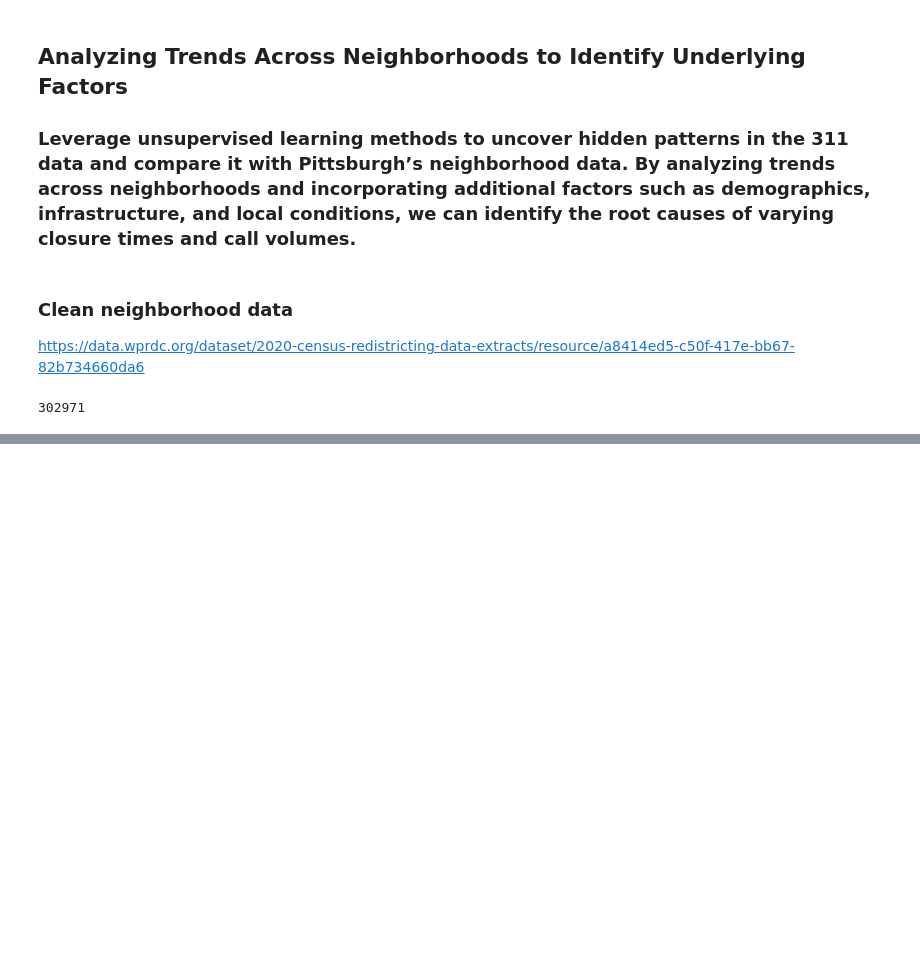
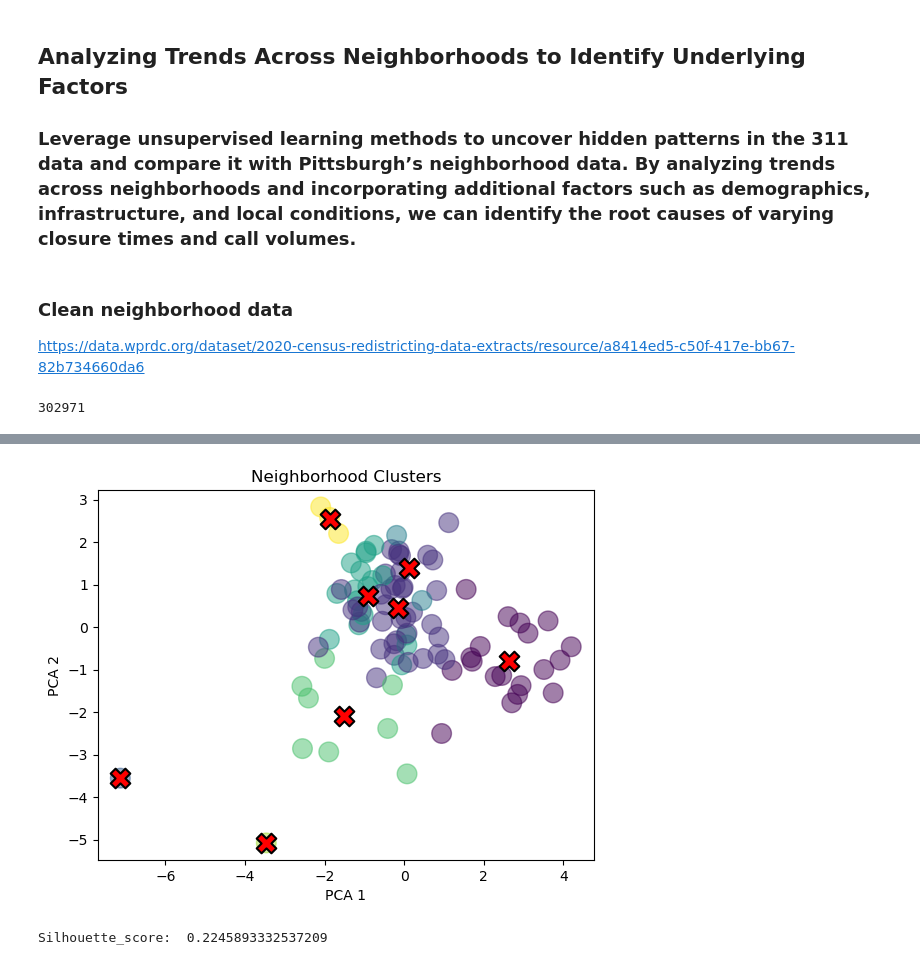
Before and after one commit to kanikaselva/311analysis, a Jupyter notebook: Analysis/3. NeighborhoodAnalysis.ipynb, the cells around one changed output, grey strips where cells are left out. Saved outputs shown, nothing was run; the diff lists cells and outputs as text; code cells hidden in the pictures; blank space fills up the shorter version.

```diff
--- a/Analysis/3. NeighborhoodAnalysis.ipynb
+++ b/Analysis/3. NeighborhoodAnalysis.ipynb
@@ -82,0 +197,2 @@ combineddf = pd.merge(df, neighborhoods, how = 'left', on = 'neighborhood')
+# %%
+numClusters = 8
@@ -82,0 +231,5 @@ combineddf = pd.merge(df, neighborhoods, how = 'left', on = 'neighborhood')
+# %%
+# Finding cluster centroids
+
+centroids = kmeans_model.cluster_centers_
+centroids
@@ -82,0 +254,22 @@ combineddf = pd.merge(df, neighborhoods, how = 'left', on = 'neighborhood')
+# %%
+pcaCentroids = pca.transform(centroids)
+# %%
+# Visualizing with PCA
+
+plt.scatter(pcaResult2[:, 0], pcaResult2[:, 1], c = kmeans_model.labels_, alpha = 0.5, s = 200)
+plt.title('Neighborhood Clusters')
+plt.xlabel('PCA 1')
+plt.ylabel('PCA 2')
+
+plt.scatter(pcaCentroids[:, 0], pcaCentroids[:, 1], marker = 'X', s = 200, linewidths = 1.5,
+            color = 'red', edgecolors = "black")
+
+plt.show()
+# %% [output]
+[figure, added]
+# %%
+# Finding silhouette score: ~0.2246
+
+print("Silhouette_score: ", metrics.silhouette_score(nScaled, kmeans_model.labels_))
+# %% [output]
+Silhouette_score:  0.2245893332537209
```
Also changed, not shown: parts of 27 cells of this notebook.
